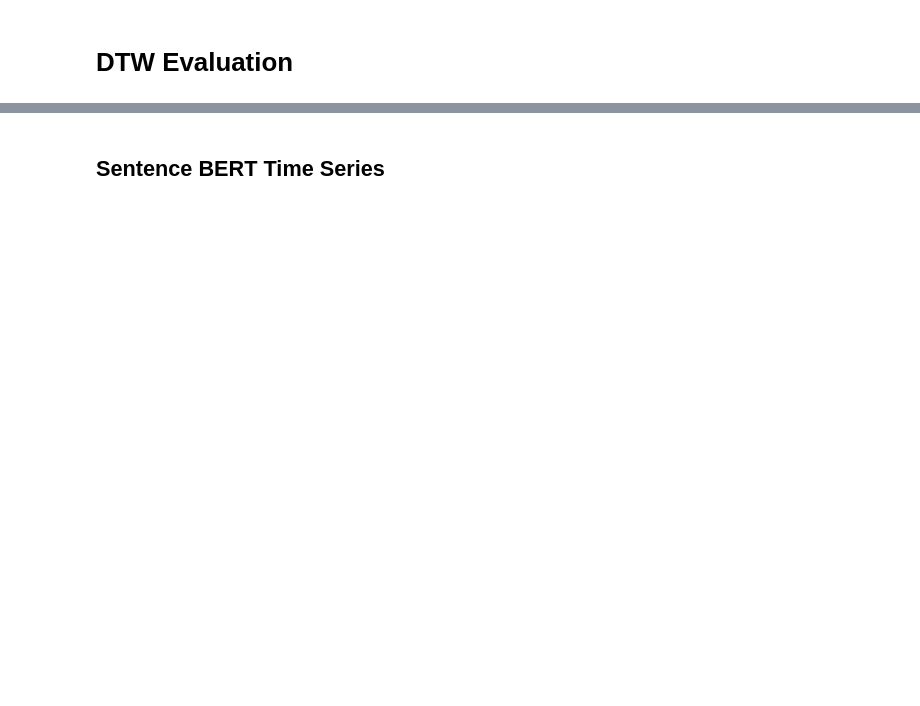
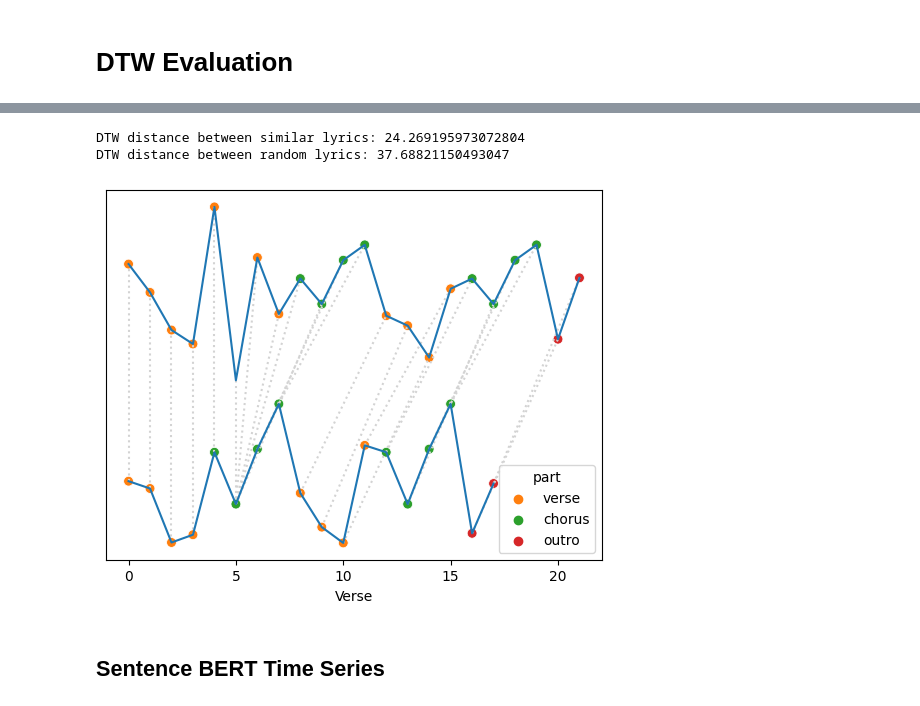
Before and after one commit to mattiapggioli/lyrics2ts, a Jupyter notebook: notebooks/dtw_evaluation.ipynb, the cells around one changed output, grey strips where cells are left out. Drawn from its saved outputs; the diff is of its cells as text; code cells hidden in the pictures; blank space fills up the shorter version.

Commit message:
show dtw approach, compare similar to random ts pairs

```diff
--- a/notebooks/dtw_evaluation.ipynb
+++ b/notebooks/dtw_evaluation.ipynb
@@ -14,3 +27,52 @@ from itertools import combinations
+# %%
+eg_lyr = pd.read_csv('../data/toy-lyrics/toy_lyr.csv', sep='\t')
+eg_similar_lyr = pd.read_csv('../data/toy-lyrics/toy_sim.csv', sep='\t')
+eg_random_lyr = pd.read_csv('../data/toy-lyrics/toy_rnd.csv', sep='\t')
+
+eg_lyrics = [eg_lyr, eg_similar_lyr, eg_random_lyr]
+# %%
+ts1, ts2, ts3 = [generate_uni_features_ts(list(lyr['lyrics'])) for lyr in eg_lyrics]
+
+ts1_parts, ts2_parts, ts3_parts = [lyr['part'] for lyr in eg_lyrics]
+
+color_map = {}
+for idx, part_of_lyrics in enumerate(list(dict.fromkeys(ts1_parts))):
+    # Map color excluding first color of the palette
+    color_map[part_of_lyrics] = sns.color_palette()[idx+1]
+# %%
+sim_distance, warp_path = fastdtw.dtw(ts1, ts2)
+print(f'DTW distance between similar lyrics: {sim_distance}')
+
+rnd_distance = fastdtw.dtw(ts1, ts3)[0]
+print(f'DTW distance between random lyrics: {rnd_distance}')
+# %% [output]
+DTW distance between similar lyrics: 24.269195973072804
+DTW distance between random lyrics: 37.68821150493047
+# %%
+ts2 = [10 + timestamp for timestamp in ts2]
+# %%
+fig, ax = plt.subplots()
+
+for [map_x, map_y] in warp_path:
+    ax.plot([map_x, map_y], [ts1[map_x], ts2[map_y]], linestyle='dotted', color='lightgray')
+
+sns.lineplot(ts1, color=sns.color_palette()[0])
+sns.lineplot(ts2, color=sns.color_palette()[0])
+
+sns.scatterplot(y=ts1, x=range(len(ts1)),
+                hue=ts1_parts, s=50, palette=color_map)
+
+sns.scatterplot(y=ts2, x=range(len(ts2)),
+                hue=ts2_parts, s=50, palette=color_map, legend=False)
+
+
+ax.set_yticklabels([])
+ax.set_ylabel('')
+ax.set_xlabel('Verse')
+ax.tick_params(left=False)  # remove the ticks
+plt.show()
+# %% [output]
+[figure, added]
 # %%
 def plot_evaluation_data(ts_types):
     dtw_distances = {}
```
Also changed, not shown: parts of 8 cells of this notebook.
